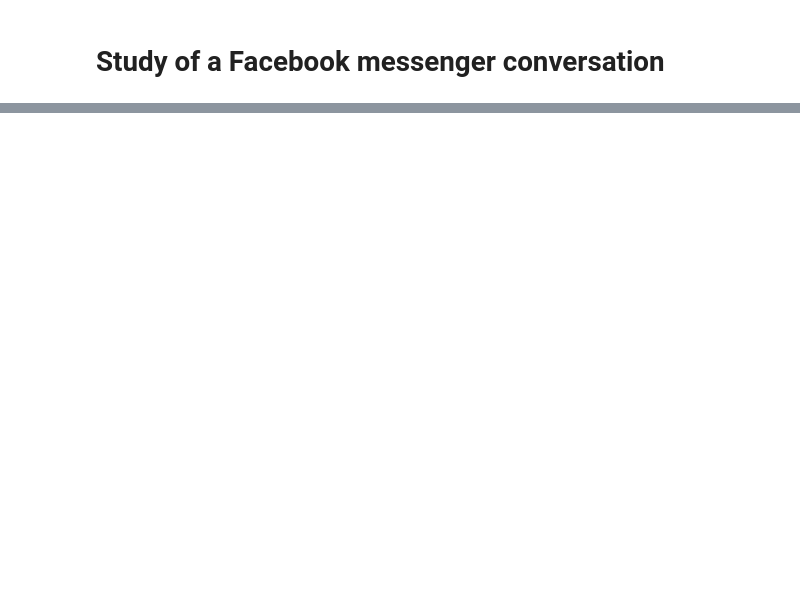
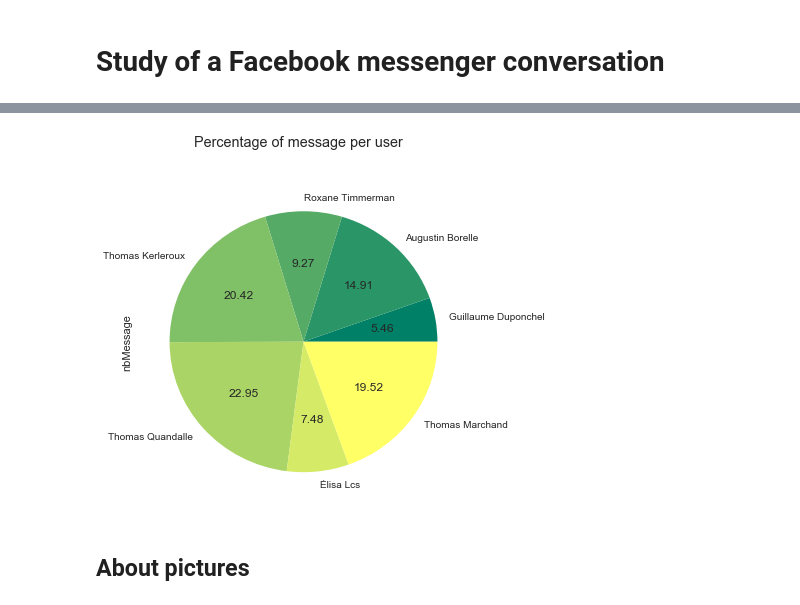
Before and after one commit to Bolzano-Weierstrass/FcbkDataExtrct, a Jupyter notebook: FacebookConversationDataExtraction.ipynb, the cells around one changed output, grey strips where cells are left out. Cells and saved outputs as stored; diff of their text form; code cells hidden in the pictures; blank space fills up the shorter version.

Commit message:
tests on real data graphs picture & date analysis

```diff
--- a/FacebookConversationDataExtraction.ipynb
+++ b/FacebookConversationDataExtraction.ipynb
@@ -5,7 +12,7 @@ from bs4 import BeautifulSoup
 import urllib
 
 yourName = 'Thomas Marchand'
-url = r"YOURPATH/13.html"
+url = r"messages/23.html"
 page = open(url, encoding="utf8")
 soup = BeautifulSoup(page.read(), 'lxml')
 # %% [markdown]
@@ -49,6 +68,5 @@ def getWriter(soup, messageIndex):
 # %%
-def getNumberOfMessgePerUser(soup):
-    userList = getListParticipants(soup)
+def getNumberOfMessgePerUser(soup, userList):
     userActivityDict = {u:0 for u in userList}
     allMessages = (soup\
            .find_all("div", class_="message"))
@@ -62,0 +87,6 @@ def getNumberOfMessgePerUser(soup):
+# %%
+NumberOfMessgePerUser = getNumberOfMessgePerUser(soup, userList)
+# %%
+NumberOfMessgePerUserDF = pd.DataFrame(data =list(NumberOfMessgePerUser.values()) , \
+                                       index = list(NumberOfMessgePerUser.keys()), \
+                                       columns=['nbMessage'])
@@ -62,0 +104,10 @@ def getNumberOfMessgePerUser(soup):
+# %%
+NumberOfMessgePerUserDF.plot.pie(title = 'Percentage of message per user'\
+                                 ,subplots = True, legend = False\
+                                 ,figsize=(6, 6),\
+                                 cmap = "summer"\
+                                , autopct='%.2f');
+# %% [output]
+[figure, added]
+# %% [markdown]
+## About pictures
```
Also changed, not shown: parts of 21 cells of this notebook.
